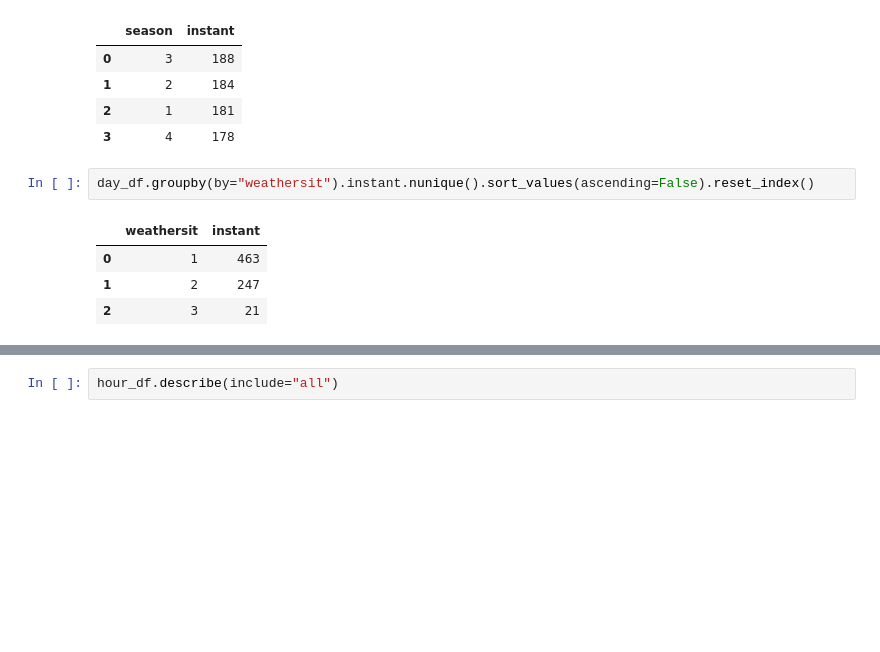
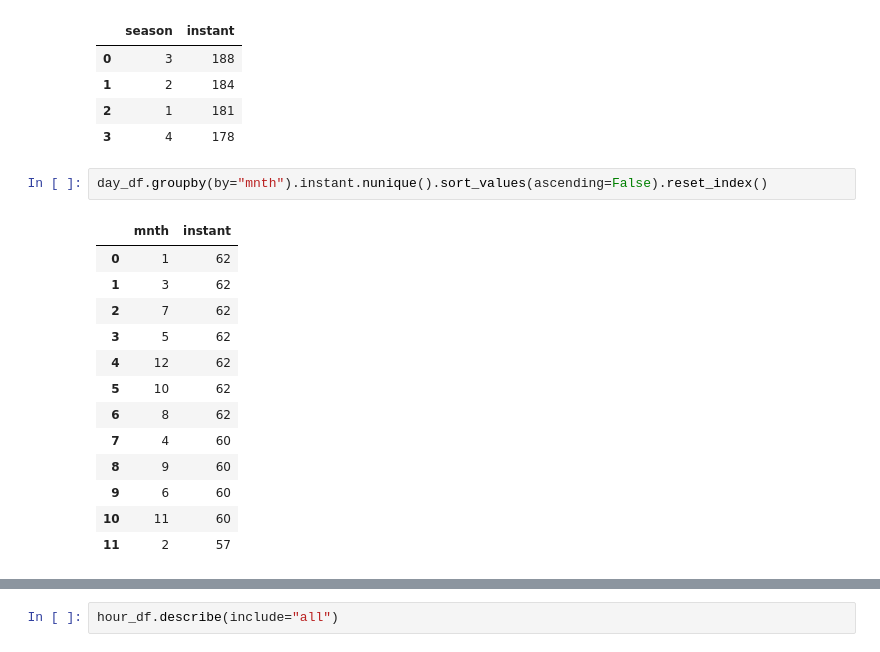
Before and after one commit to rifkurniawan-dev/projek_arif, a Jupyter notebook: Proyek_Analisis_Data_Arif.ipynb, the cells around one changed output, grey strips where cells are left out. Cells and saved outputs as stored; diff of their text form; blank space fills up the shorter version.

```diff
--- a/Proyek_Analisis_Data_Arif.ipynb
+++ b/Proyek_Analisis_Data_Arif.ipynb
@@ -379,9 +379,18 @@ day_df.groupby(by="season").instant.nunique().sort_values(ascending=False).reset
 | 2 | 1 | 181 |
 | 3 | 4 | 178 |
 # %%
-day_df.groupby(by="weathersit").instant.nunique().sort_values(ascending=False).reset_index()
+day_df.groupby(by="mnth").instant.nunique().sort_values(ascending=False).reset_index()
 # %% [output]
-|  | weathersit | instant |
-| 0 | 1 | 463 |
-| 1 | 2 | 247 |
-| 2 | 3 | 21 |
+|  | mnth | instant |
+| 0 | 1 | 62 |
+| 1 | 3 | 62 |
+| 2 | 7 | 62 |
+| 3 | 5 | 62 |
+| 4 | 12 | 62 |
+| 5 | 10 | 62 |
+| 6 | 8 | 62 |
+| 7 | 4 | 60 |
+| 8 | 9 | 60 |
+| 9 | 6 | 60 |
+| 10 | 11 | 60 |
+| 11 | 2 | 57 |
```
Also changed, not shown: parts of 15 cells of this notebook.
